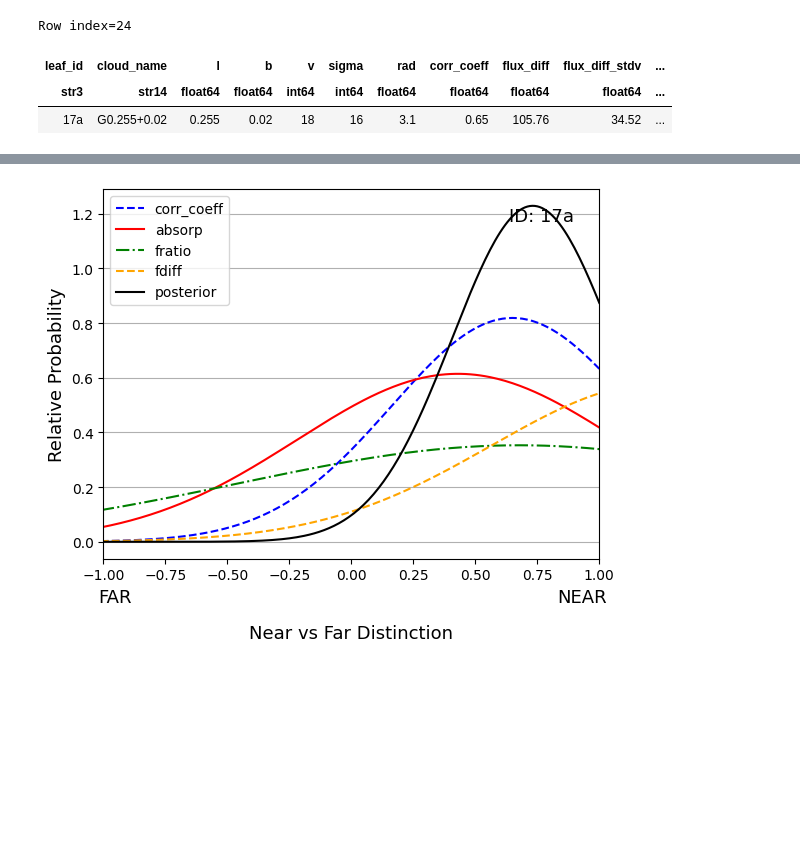
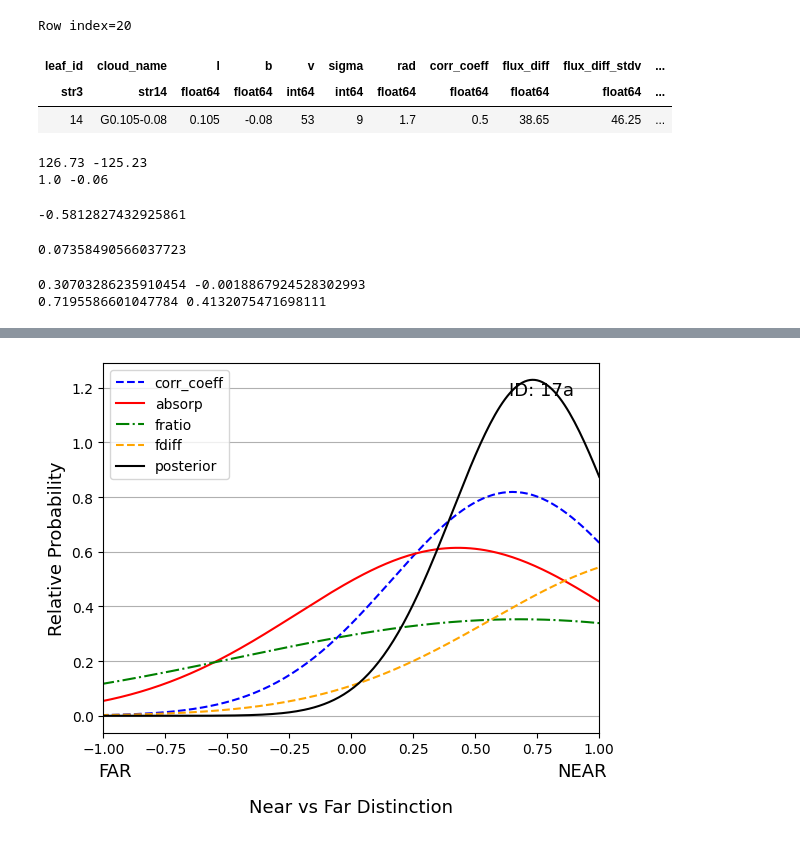
Before and after one commit to danilipman/cmz_synth, a Jupyter notebook: PPDFs.ipynb, the cells around one changed output, grey strips where cells are left out. Drawn from its saved outputs; the diff is of its cells as text; code cells hidden in the pictures; blank space fills up the shorter version.

```diff
--- a/PPDFs.ipynb
+++ b/PPDFs.ipynb
@@ -36,12 +39,18 @@ flux_ratio = tab['flux_ratio']
 fratio_stdv = tab['flux_ratio_stdv']
 absorp_value = tab['absorp_value']
 # %%
-tab[24]
+tab[20]
 # %% [output]
-Row index=24
+Row index=20
 | leaf_id | cloud_name | l | b | v | sigma | rad | corr_coeff | flux_diff | flux_diff_stdv | ... |
 | str3 | str14 | float64 | float64 | int64 | int64 | float64 | float64 | float64 | float64 | ... |
-| 17a | G0.255+0.02 | 0.255 | 0.02 | 18 | 16 | 3.1 | 0.65 | 105.76 | 34.52 | ... |
+| 14 | G0.105-0.08 | 0.105 | -0.08 | 53 | 9 | 1.7 | 0.5 | 38.65 | 46.25 | ... |
+# %%
+print(np.nanmax(flux_diff), np.nanmin(flux_diff))
+print(np.nanmax(flux_ratio), np.nanmin(flux_ratio))
+# %% [output]
+126.73 -125.23
+1.0 -0.06
 # %%
 # normalize the data value between -1 and 1 for the
 # flux difference list
@@ -84,6 +93,23 @@ for i in range(len(cat_index)):
         absorp_normed.append(-(z_i_absorp-absorp_cn))
     if np.isnan(absorp_value[i]) == True:
         absorp_normed.append(np.nan)
+# %%
+
+
+(2. * ((np.nanmin(flux_diff) - np.nanmin(flux_diff)) / (np.nanmax(flux_diff) - np.nanmin(flux_diff))) - 1.)-fdiff_cn
+# %% [output]
+-0.5812827432925861
+# %%
+z = 2. * ((0.66 - np.nanmin(flux_ratio)) / (np.nanmax(flux_ratio) - np.nanmin(flux_ratio))) - 1.
+-(z-fratio_cn)
+# %% [output]
+0.07358490566037723
+# %%
+print(flux_diff_normed[19], flux_ratio_normed[19])
+print(flux_diff_normed[20], flux_ratio_normed[20])
+# %% [output]
+0.30703286235910454 -0.0018867924528302993
+0.7195586601047784 0.4132075471698111
 # %%
 def corr_coeff_gauss_dist(x, mu):
     if np.isnan(mu)==True:
```
Also changed, not shown: parts of 12 cells of this notebook.
